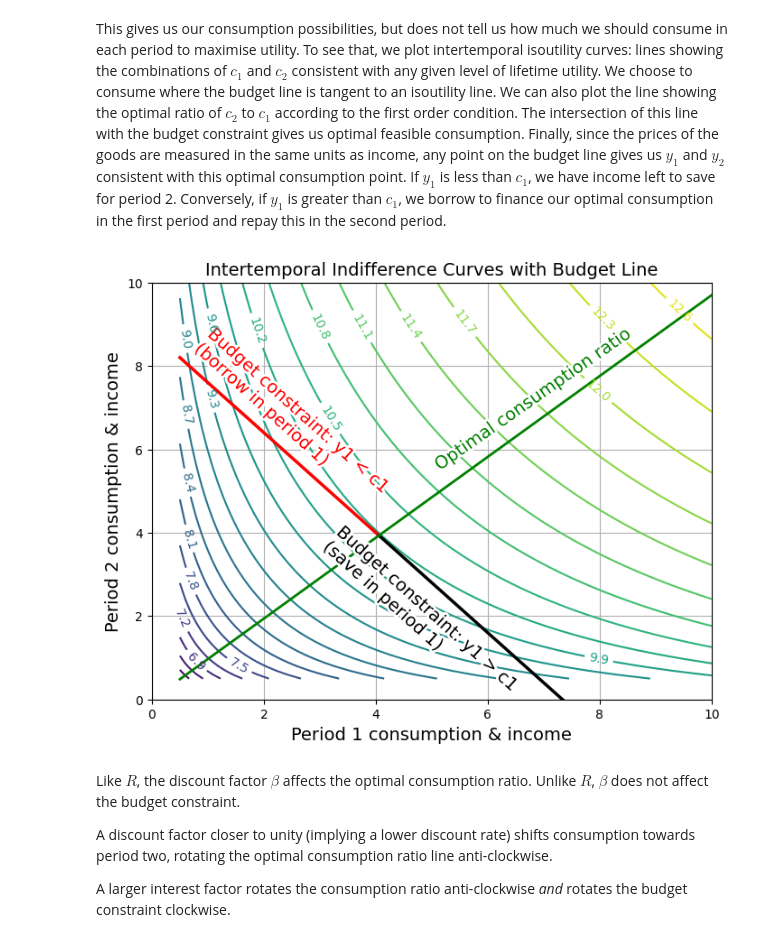
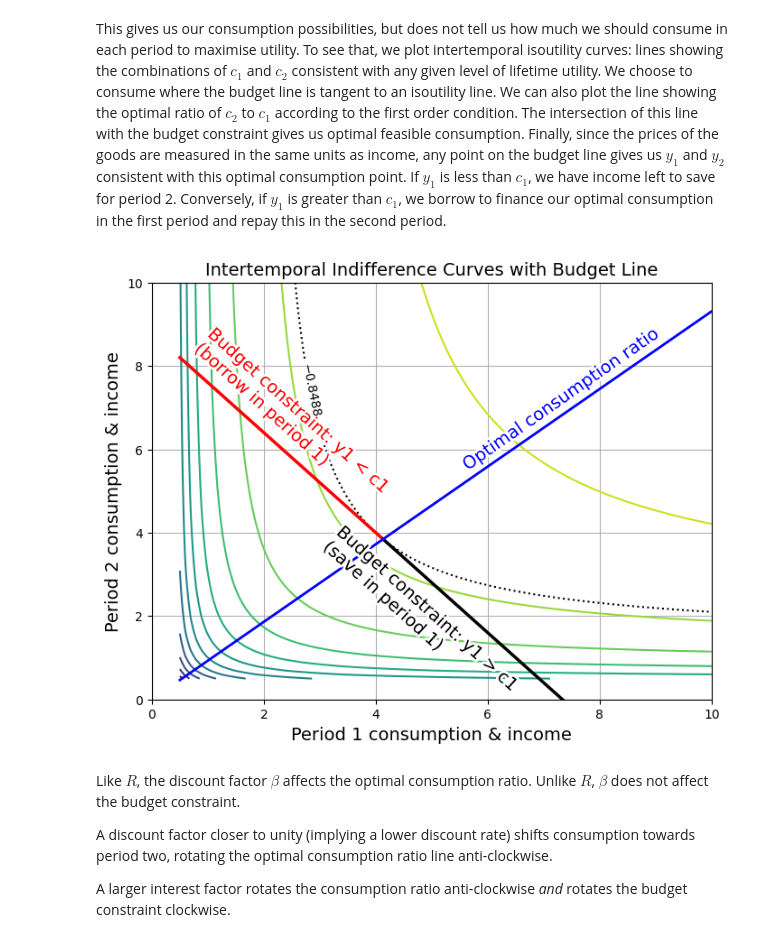
Before and after one commit to jl-2021/my-binder, a Jupyter notebook: intertemporal-choice.ipynb, the cells around one changed output. Cells and saved outputs as stored; diff of their text form; code cells hidden in the pictures.

```diff
--- a/intertemporal-choice.ipynb
+++ b/intertemporal-choice.ipynb
@@ -40,6 +40,12 @@ Suppose instead that $$ U(c_t) \equiv \frac{ c_t^{1-\eta} }{1 - \eta} $$ The mar
 
 $$ \frac{c_2}{c_1} = \left(\beta R\right)^\eta $$
 # %%
+"""
+Define a class for the intertemporal utility function to include default parameters
+and the ability to compute single or multiple values for felicity, lifetime utility,
+period 2 consumption satisfying the budget constraint, etc.
+"""
+
 import numpy as np
 import matplotlib.pyplot as plt
 from matplotlib.patheffects import withStroke
@@ -47,10 +53,11 @@ from matplotlib.patheffects import withStroke
 class IntertemporalChoice:
     def __init__(self, par_dict=None):
         if par_dict is None:
-            par_dict = {'beta': 0.8, 'R': 1.2, 'eta':0.75, 'y1': 4.0, 'y2':4.0}
+            par_dict = {'beta': 0.8, 'R': 1.2, 'eta':1.75, 'y1': 4.0, 'y2':4.0}
         self.pars = par_dict
 
     def felicity(self, c):
+        """Return felicity given c and parameters"""
         eta = self.pars.get('eta')
         if eta == 1:
             return np.log(c)
@@ -58,17 +65,20 @@ class IntertemporalChoice:
             u = np.power(c, 1-eta) / (1 - eta)
             return u
 
-    def utility(self, felicity1, felicity2):
+    def utility(self, c1, c2):
+        """Return utility given c1 and c2 and parameters"""
         beta = self.pars.get('beta')
-        return felicity1 + beta * felicity2
+        return self.felicity(c1) + beta * self.felicity(c2)
 
     def budget_constraint(self, c1):
+        """Given c1, return c2 consistent with intertemporal budget constraint"""
         R = self.pars.get('R')
         y1 = self.pars.get('y1')
         y2 = self.pars.get('y2')
         return R * (y1 - c1) + y2
 
     def c2(self, c1):
+        """Given c1, return c2 consistent with first order condition"""
         eta = self.pars.get('eta')
         beta = self.pars.get('beta')
         R = self.pars.get('R')
@@ -88,10 +98,12 @@ class IntertemporalChoice:
         ratio = (beta * R)**eta
         lifeinc = y2 + R * y1
         c1 = lifeinc / (ratio + R)
-        c2 = budget_constraint(c1, R, y1, y2)
-        u = utility(felicity(c1), felicity(c2))
-        return (c1,c2,u)
+        c2 = self.budget_constraint(c1)
+        u = self.utility(c1, c2)
+        return (c1, c2, u)
 
+    """These functions are useful for plotting against a linspace of c1 (budget, first order)
+    or a meshgrid of c1 and c2 (utility)"""
     def linspace(self):
         return np.linspace(0.5, 10, 100)
 
@@ -103,7 +115,7 @@ class IntertemporalChoice:
 
     def gridded_utility(self):
         c1, c2 = np.meshgrid(self.linspace(), self.linspace())
-        return self.utility(self.felicity(c1), self.felicity(c2))
+        return self.utility(c1, c2)
 # %% [markdown]
 Lifetime income is dependent on $y_1$, $y_2$ and $R$. $R$ determines the slope of the intertemporal budget constraint and and the present value of future income streams. Conversely, higher $R$ means we get more units of $c_2$ for every unit of $c_1$ we forgo, i.e. higher $R$ encourages more saving. We can see this by plotting $c_2$ vs $c_1$ for given values of $y_1$, $y_2$ and $R$.
 # %%
@@ -155,10 +168,9 @@ ax[1].grid(True)
 # %% [markdown]
 This gives us our consumption possibilities, but does not tell us how much we should consume in each period to maximise utility. To see that, we plot intertemporal isoutility curves: lines showing the combinations of $c_1$ and $c_2$ consistent with any given level of lifetime utility. We choose to consume where the budget line is tangent to an isoutility line. We can also plot the line showing the optimal ratio of $c_2$ to $c_1$ according to the first order condition. The intersection of this line with the budget constraint gives us optimal feasible consumption. Finally, since the prices of the goods are measured in the same units as income, any point on the budget line gives us $y_1$ and $y_2$ consistent with this optimal consumption point. If $y_1$ is less than $c_1$, we have income left to save for period 2. Conversely, if $y_1$ is greater than $c_1$, we borrow to finance our optimal consumption in the first period and repay this in the second period.
 # %%
-# Using the imports and function definitions above, plot some budget lines
+"""Show indifference curves and how the budget line intersects with the first order condition for optimal consumption."""
 
 choice0 = IntertemporalChoice()
-
 
 # Calculate utility for each combination of goods 1 and 2
 utility_values = choice0.gridded_utility()
@@ -175,7 +187,8 @@ budget_line_lend = choice0.budget_constraint(c1_lend)
 # Create a contour plot to visualize the indifference curve
 plt.figure(figsize=(8, 6))
 
-contour = plt.contour(choice0.linspace(), choice0.linspace(), choice0.gridded_utility(), levels=23)
+contour = plt.contour(choice0.linspace(), choice0.linspace(), choice0.gridded_utility(), levels=12)
+contour = plt.contour(choice0.linspace(), choice0.linspace(), choice0.gridded_utility(), levels=np.array([ustar]), cmap='grey', linestyles=':')
 
 plt.xlim(0, 10)
 plt.ylim(0, 10)
@@ -184,37 +197,37 @@ plt.clabel(contour, inline=True, fontsize=10)
 plt.xlabel('Period 1 consumption & income', fontsize=14)
 plt.ylabel('Period 2 consumption & income', fontsize=14)
 plt.title("Intertemporal Indifference Curves with Budget Line", fontsize=14)
 
 # Plot the budget constraint
 plt.plot(c1_borrow, budget_line_borrow, color='red', linewidth =2.5)
 plt.plot(c1_lend, budget_line_lend, color='black', linewidth =2.5)
 
 c1_line = choice0.linspace()
 c2_line_income = choice0.c2_line()
-plt.plot(c1_line, c2_line_income, color='green', linewidth =2, linestyle='-')
+plt.plot(c1_line, c2_line_income, color='blue', linewidth =2, linestyle='-')
 
 angle_income = angle_degrees = np.degrees(np.arctan2(c2_line_income[-1] - c2_line_income[0],
                                                      c1_line[-1] - c1_line[0]))
 
-plt.annotate('Optimal consumption ratio', xy=(5, 6), xytext=(5, 5.5),
-               fontsize=14, rotation=35, color='green',
+plt.annotate('Optimal consumption ratio', xy=(5, 6), xytext=(5.5, 5.5),
+               fontsize=14, rotation=35, color='blue',
             path_effects=[withStroke(linewidth=4, foreground='white')])
 
 # Add an annotation for the budget line equation
 plt.annotate('Budget constraint: y1 > c1 \n(save in period 1)',
              xy=(4, 2), xytext=(3, -0.25),  fontsize=14,
              color='black', rotation = -42,
             path_effects=[withStroke(linewidth=4, foreground='white')])
 
 plt.annotate('Budget constraint: y1 < c1 \n(borrow in period 1)',
              xy=(c1star-0.1, c2star-0.1), xytext=(0.7, 4.5),  fontsize=14,
              color='red', rotation = -42,
             path_effects=[withStroke(linewidth=4, foreground='white')])
 
 plt.grid(True)
 plt.show()
 # %% [output]
-[figure, old version]
+[figure, new version]
 # %% [markdown]
 Like $R$, the discount factor $\beta$ affects the optimal consumption ratio. Unlike $R$, $\beta$ does not affect the budget constraint.
 
```
Also changed, not shown: parts of 4 cells of this notebook.
